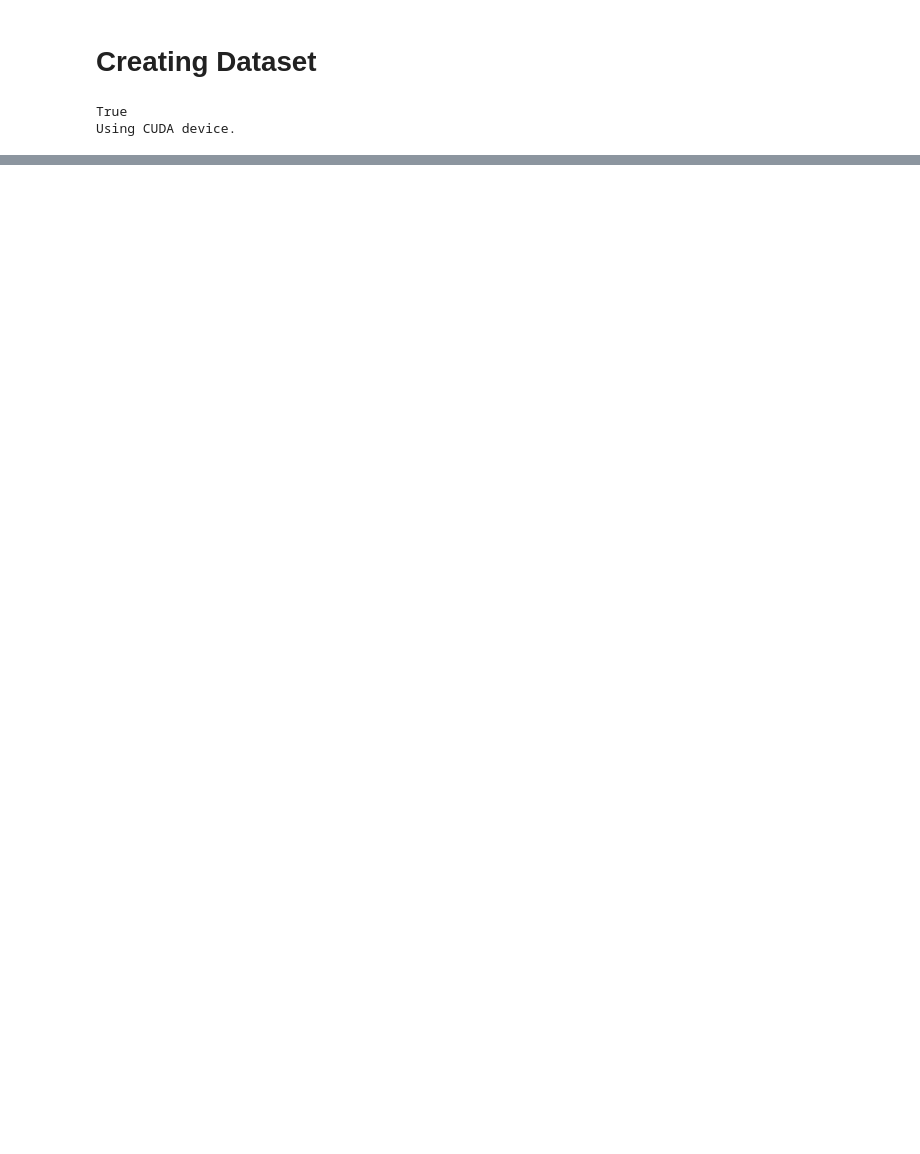
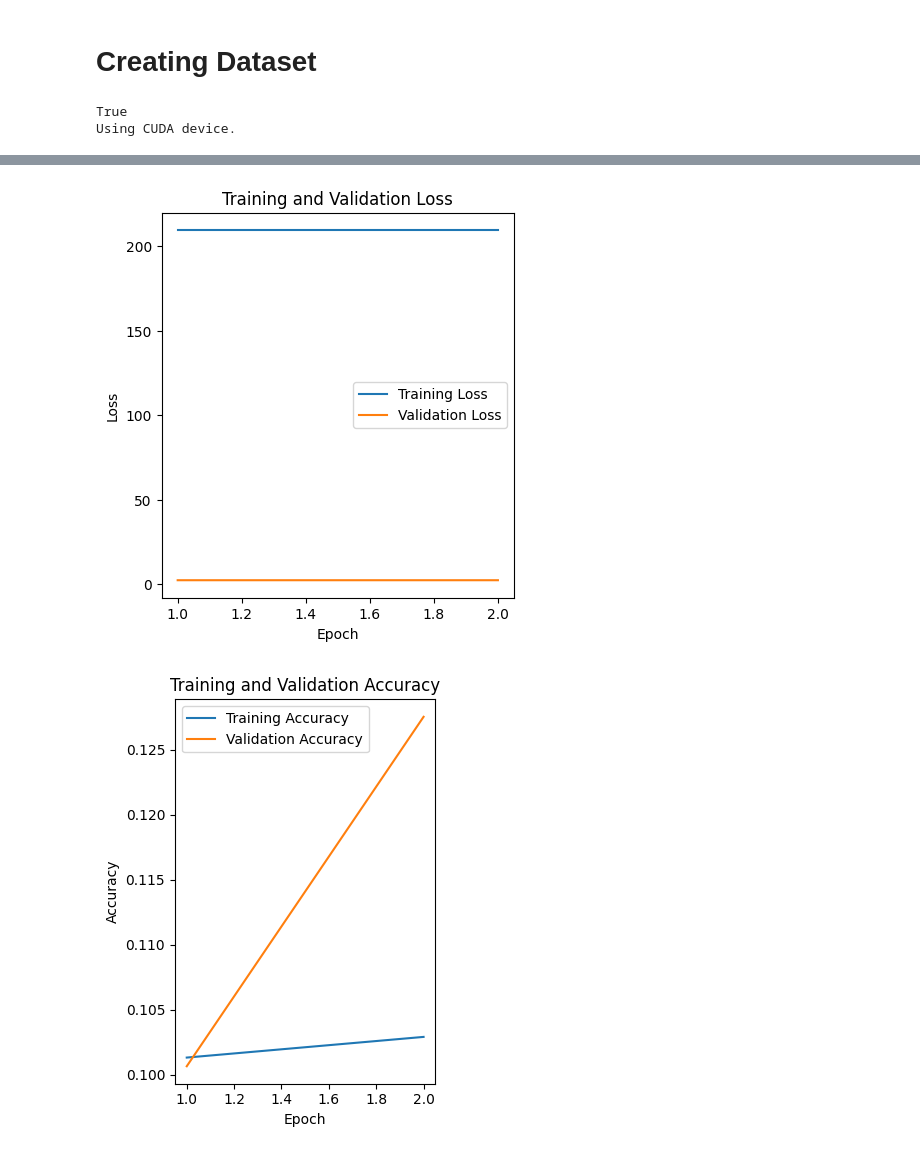
Before and after one commit to abhi4j/SpectrumTune, a Jupyter notebook: notebooks/TurningImagesIntoData.ipynb, the cells around one changed output, grey strips where cells are left out. Saved outputs shown, nothing was run; the diff lists cells and outputs as text; code cells hidden in the pictures; blank space fills up the shorter version.

```diff
--- a/notebooks/TurningImagesIntoData.ipynb
+++ b/notebooks/TurningImagesIntoData.ipynb
@@ -296,7 +299,7 @@ validationImageTransformations = ImageTransformationsValidationAndTest(validatio
 testImageTransformations = ImageTransformationsValidationAndTest(testDataset)
 
 # Create data loaders
-batchSize = 1
+batchSize = 2
 dataLoaderTrain = DataLoader(trainImageTransformations, batch_size = batchSize, shuffle = True)
 dataLoaderValidation = DataLoader(validationImageTransformations, batch_size = batchSize, shuffle = True)
 dataLoaderTest = DataLoader(testImageTransformations, batch_size = batchSize, shuffle = True)
@@ -309,20 +312,24 @@ class FirstModel(nn.Module):
     # First set of layers
     self.firstConv2d = nn.Conv2d(in_channels = 3, out_channels = 3, kernel_size = 3)
     self.firstPooling = nn.MaxPool2d(kernel_size = 3)
+    self.firstNormalization = nn.BatchNorm2d(3)
     self.firstReLU = nn.ReLU()
 
     # Second set of layers
     self.secondConv2d = nn.Conv2d(in_channels = 3, out_channels = 2, kernel_size = 3)
     self.secondPooling = nn.MaxPool2d(kernel_size = 3)
+    self.secondNormalization = nn.BatchNorm2d(2)
     self.secondReLU = nn.ReLU()
 
     # Third set of layers
     self.thirdConv2d = nn.Conv2d(in_channels = 2, out_channels = 1, kernel_size = 2)
     self.thirdPooling = nn.MaxPool2d(kernel_size = 3)
+    self.thirdNormalization = nn.BatchNorm2d(1)
     self.thirdReLU = nn.ReLU()
 
     # Final set of layers
     self.finalLinear = nn.Linear(15, 1)
+    self.fourthNormalization = nn.BatchNorm2d(1)
     self.makingSigmoid = nn.Sigmoid()
     self.makingSoftmax = nn.Softmax(0)
 
@@ -335,6 +342,9 @@ class FirstModel(nn.Module):
     # First pooling layer
     data = self.firstPooling(data)
 
+    # First normalization layer
+    data = self.firstNormalization(data)
+
     # First ReLU of pooling layer
     data = self.firstReLU(data)
 
@@ -343,6 +353,9 @@ class FirstModel(nn.Module):
 
     # Second pooling layer
     data = self.secondPooling(data)
+
+    # Second normalization layer
+    data = self.secondNormalization(data)
 
     # Second ReLU of pooling layer
     data = self.secondReLU(data)
@@ -353,11 +366,17 @@ class FirstModel(nn.Module):
     # Third pooling layer
     data = self.thirdPooling(data)
 
+    # Third normalization layer
+    data = self.thirdNormalization(data)
+
     # Third ReLU of pooling layer
     data = self.thirdReLU(data)
 
     # Final linear layer
     data = self.finalLinear(data)
+
+    # Fourth normalization layer
+    data = self.fourthNormalization(data)
 
     # Sigmoid of final linear layer
     data = self.makingSigmoid(data)
@@ -384,9 +403,13 @@ firstModel.train()
 lossType = nn.CrossEntropyLoss()
 optimizerType = optim.Adam(firstModel.parameters(), lr = learningRateValue, weight_decay = weightDecay)
 
-# Do the training with a given number of epochs
+# Do the training with a given number of epochs as well as create lists to hold training and validation losses and accuracies
 print('Train')
-numberOfEpochs = 1
+numberOfEpochs = 2
+trainingLossList = []
+trainingAccuracyList = []
+validationLossList = []
+validationAccuracyList = []
 for epochNumber in range(numberOfEpochs):
 
   # Keep track of number of samples, number of correct predictions, and loss
@@ -422,7 +445,9 @@ for epochNumber in range(numberOfEpochs):
 
   # Calculate the current epoch loss and the current epoch accuracy
   currentEpochLossTrain = combinedLossTrain / len(trainDataset)
+  trainingLossList.append(currentEpochLossTrain)
   currentEpochAccuracyTrain = numberOfCorrectPredictionsTrain / numberOfSamplesTrain
+  trainingAccuracyList.append(currentEpochAccuracyTrain)
   print('for training epoch number ', epochNumber + 1, ', the loss is ', currentEpochLossTrain, ' and the accuracy is ', currentEpochAccuracyTrain)
 
   # Do validation
@@ -461,7 +486,9 @@ for epochNumber in range(numberOfEpochs):
 
   # Calculate the current epoch loss and the current epoch accuracy
   currentEpochLossValidation = combinedLossValidation / len(validationDataset)
+  validationLossList.append(currentEpochLossValidation)
   currentEpochAccuracyValidation = numberOfCorrectPredictionsValidation / numberOfSamplesValidation
+  validationAccuracyList.append(currentEpochAccuracyValidation)
   print('for epoch number ', epochNumber + 1, ', the loss is ', currentEpochLossValidation, ' and the accuracy is ', currentEpochAccuracyValidation)
 
   # Put model back into training
@@ -509,8 +536,49 @@ currentEpochLossTest = combinedLossTest / len(testDataset)
 currentEpochAccuracyTest = numberOfCorrectPredictionsTest / numberOfSamplesTest
 print('for testing, the loss is ', currentEpochLossTest, ' and the accuracy is ', currentEpochAccuracyTest)
 
+# Dataset to hold loss and accuracy
+lossAndAccuracyDataFrame = pd.DataFrame({
+    'Epoch': range(1, numberOfEpochs + 1),
+    'Training Loss': trainingLossList,
+    'Validation Loss': validationLossList,
+    'Training Accuracy': trainingAccuracyList,
+    'Validation Accuracy': validationAccuracyList
+})
+
+# Adjusting figure size
+plt.figure(figsize = (10, 5))
+
+# Plotting Loss
+plt.subplot(1, 2, 1)
+sns.lineplot(x = 'Epoch', y = 'Training Loss', data = lossAndAccuracyDataFrame, label = 'Training Loss')
+sns.lineplot(x = 'Epoch', y = 'Validation Loss', data = lossAndAccuracyDataFrame, label = 'Validation Loss')
+plt.title('Training and Validation Loss')
+plt.xlabel('Epoch')
+plt.ylabel('Loss')
+plt.legend()
+
+# Show and save figure
+plt.savefig("C:\\Users\\Nicholas\\OneDrive\\Documents\\CS7643\\Project\\ExamplePlots\\LossPlotEpochs" + str(numberOfEpochs) + "LearningRate" + str(learningRateValue) + "WeightDecay" + str(weightDecay) + "BatchSize" + str(batchSize) + ".png")
+plt.show()
+
+# Plotting Accuracy
+plt.subplot(1, 2, 2)
+sns.lineplot(x = 'Epoch', y = 'Training Accuracy', data = lossAndAccuracyDataFrame, label = 'Training Accuracy')
+sns.lineplot(x = 'Epoch', y = 'Validation Accuracy', data = lossAndAccuracyDataFrame, label = 'Validation Accuracy')
+plt.title('Training and Validation Accuracy')
+plt.xlabel('Epoch')
+plt.ylabel('Accuracy')
+plt.legend()
+
+# Tighten layout
+plt.tight_layout()
+
+# Show and save figure
+plt.savefig("C:\\Users\\Nicholas\\OneDrive\\Documents\\CS7643\\Project\\ExamplePlots\\AccuracyPlotEpochs" + str(numberOfEpochs) + "LearningRate" + str(learningRateValue) + "WeightDecay" + str(weightDecay) + "BatchSize" + str(batchSize) + ".png")
+plt.show()
+
 # Unassign GPU
-from google.colab import runtime
-runtime.unassign()
+# from google.colab import runtime
+# runtime.unassign()
 # %% [output]
 Train
@@ -520,0 +591,2 @@ for testing, the loss is  2.3025851249694824  and the accuracy is  0.10596026490
+[figure, added]
+[figure, added]
```
Also changed, not shown: parts of 2 cells of this notebook.
